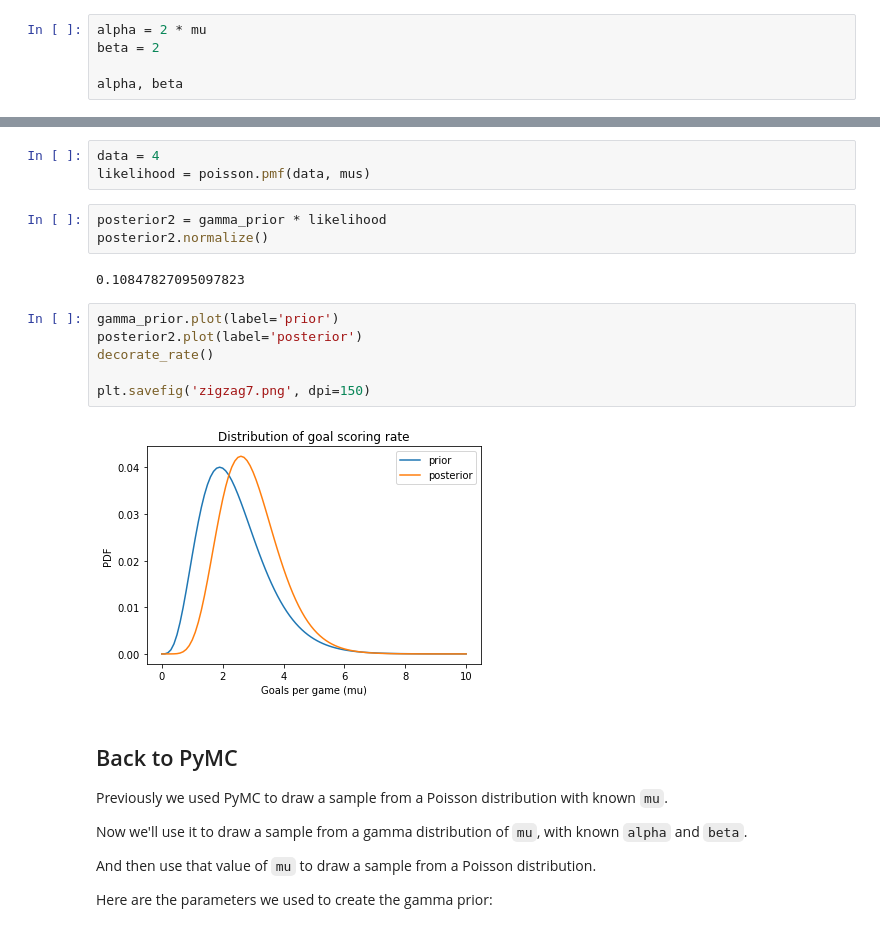
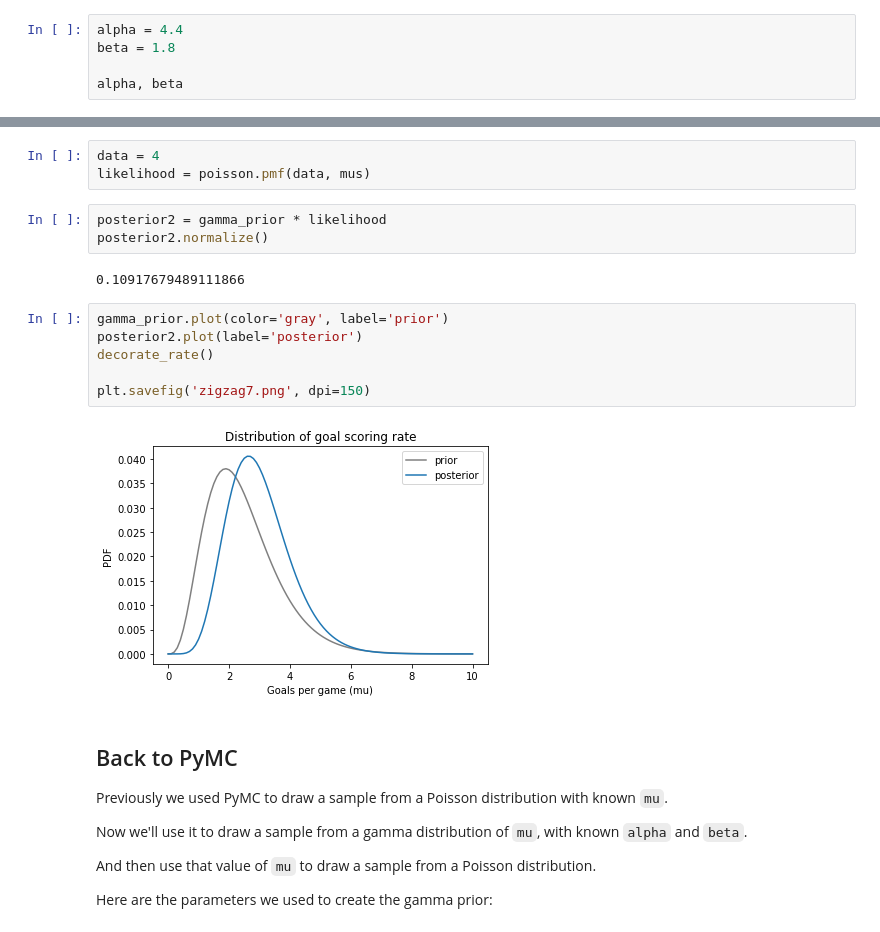
Before and after one commit to AllenDowney/BayesMadeSimple, a Jupyter notebook: zigzag3.ipynb, the cells around one changed output, grey strips where cells are left out. Cells and saved outputs as stored; diff of their text form.

```diff
--- a/zigzag3.ipynb
+++ b/zigzag3.ipynb
@@ -300,8 +320,8 @@ def make_gamma_dist(xs, alpha, beta):
     pmf.normalize()
     return pmf
 # %%
-alpha = 2 * mu
-beta = 2
+alpha = 4.4
+beta = 1.8
 
 alpha, beta
 # %% [output]
@@ -330,15 +350,15 @@ likelihood = poisson.pmf(data, mus)
 posterior2 = gamma_prior * likelihood
 posterior2.normalize()
 # %% [output]
-0.10847827095097823
+0.10917679489111866
 # %%
-gamma_prior.plot(label='prior')
+gamma_prior.plot(color='gray', label='prior')
 posterior2.plot(label='posterior')
 decorate_rate()
 
 plt.savefig('zigzag7.png', dpi=150)
 # %% [output]
-[figure, old version]
+[figure, new version]
 # %% [markdown]
 ## Back to PyMC
 
```
Also changed, not shown: parts of 72 cells of this notebook.
